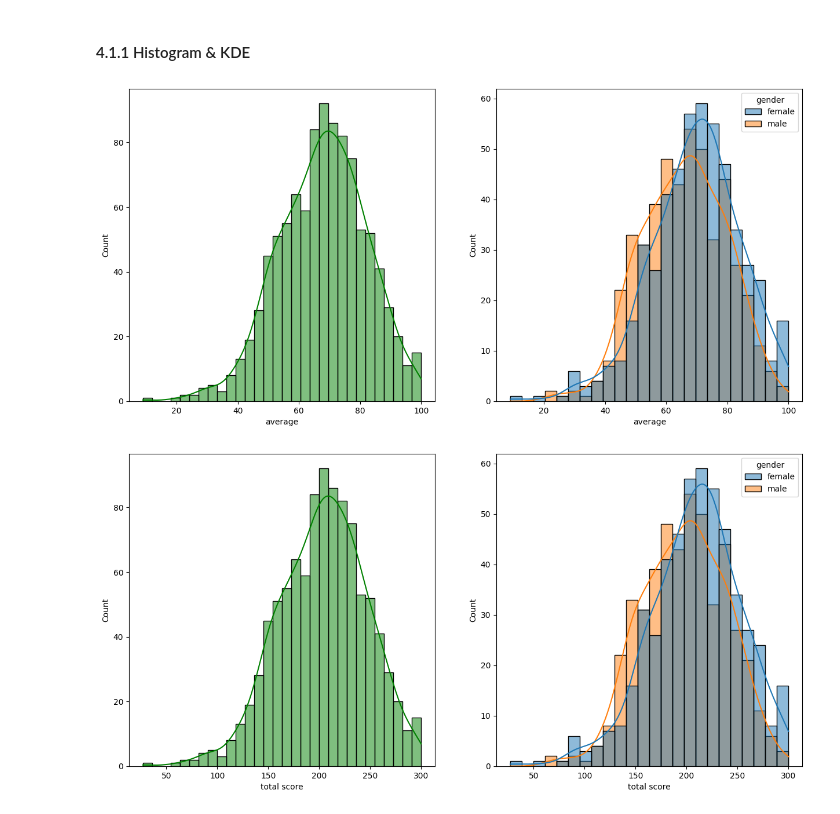
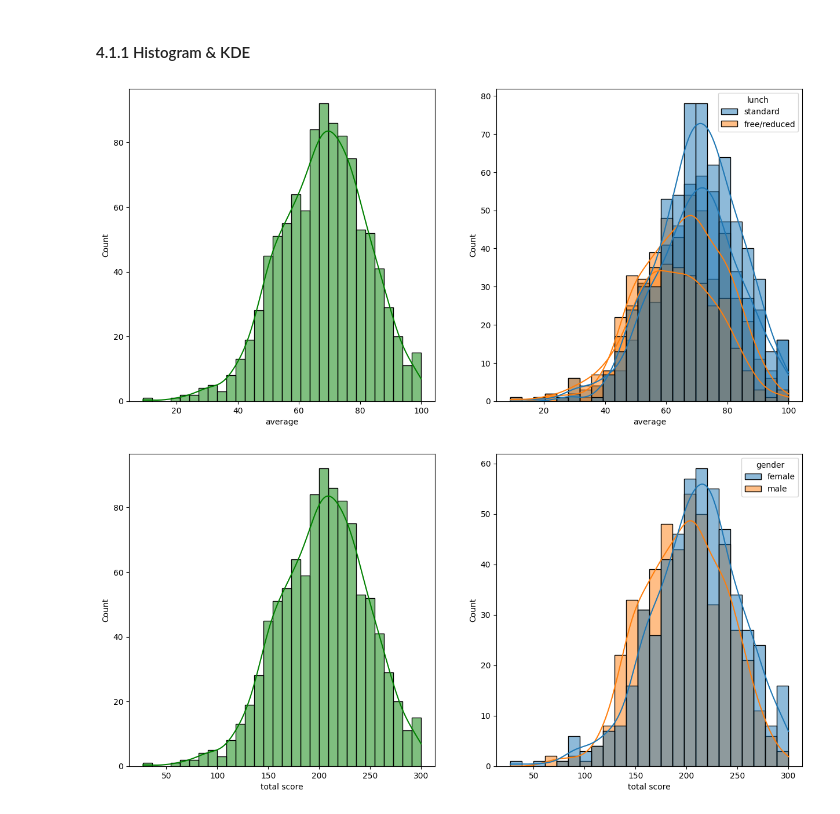
Before and after one commit to nabinst/mlproject, a Jupyter notebook: notebook/1 . EDA STUDENT PERFORMANCE .ipynb, the cells around one changed output. Drawn from its saved outputs; the diff is of its cells as text; code cells hidden in the pictures.

```diff
--- a/notebook/1 . EDA STUDENT PERFORMANCE .ipynb
+++ b/notebook/1 . EDA STUDENT PERFORMANCE .ipynb
@@ -202,7 +202,7 @@ df.head(2)
 # %% [markdown]
 ### 3.8 Adding columns for "Total Score" and "Average"
 # %%
-df['total score'] = df['math_score'] + df['reading_score'] + df['writing_score']
-df['average'] = df['total score']/3
+df['Total Score1'] = df['math score'] + df['writing score']+ df['reading score']
+df['average1'] = df['Total Score1']/3
 df.head()
 # %% [output]
@@ -250,12 +266,14 @@ Number of students with less than 20 marks in Reading: 1
 # %%
 fig, axs = plt.subplots(1, 2, figsize=(15, 7))
 plt.subplot(121)
 sns.histplot(data=df,x='average',bins=30,kde=True,color='g')
 plt.subplot(122)
 sns.histplot(data=df,x='average',kde=True,hue='gender')
+plt.subplot(122)
+sns.histplot(data=df, x='average',kde=True,hue='lunch')
 plt.show()
 # %% [output]
-[figure, old version]
+[figure, new version]
 # %%
 fig, axs = plt.subplots(1, 2, figsize=(15, 7))
 plt.subplot(121)
```
Also changed, not shown: parts of 26 cells of this notebook, 7 other files.
